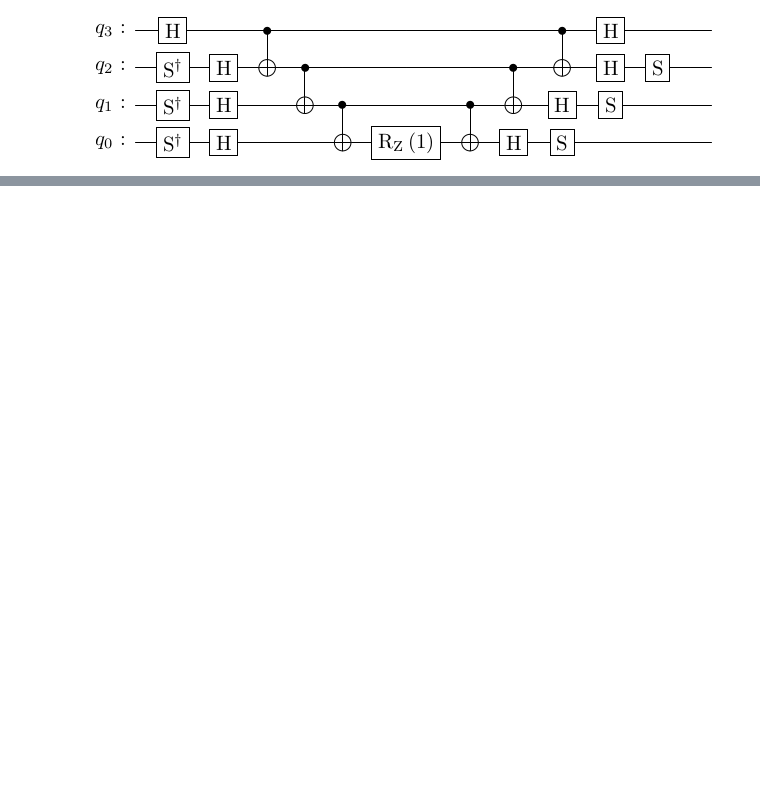
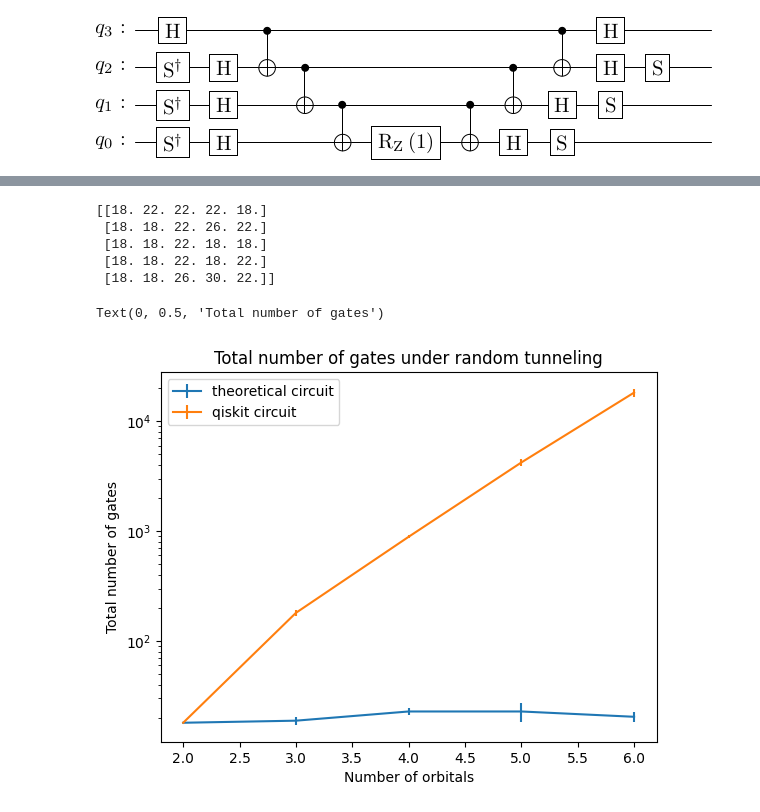
Before and after one commit to TianXue2002/JW-transformation, a Jupyter notebook: jw_transformation.ipynb, the cells around one changed output, grey strips where cells are left out. Saved outputs shown, nothing was run; the diff lists cells and outputs as text; code cells hidden in the pictures; blank space fills up the shorter version.

```diff
--- a/jw_transformation.ipynb
+++ b/jw_transformation.ipynb
@@ -269,0 +170,21 @@ display(qc.draw("latex", reverse_bits=True))
+# %%
+mean_gate = np.mean(total_gate, axis=0)
+mean_gate_H = np.mean(total_gate_H, axis=0)
+sd_gate = np.sqrt(np.var(total_gate, axis=0))
+sdH_gate = np.sqrt(np.var(total_gate_H, axis=0))
+plt.errorbar(N_lst, mean_gate, yerr=sd_gate)
+plt.errorbar(N_lst, mean_gate_H,yerr=sdH_gate)
+plt.yscale("log")
+print(total_gate)
+plt.legend(["theoretical circuit", "qiskit circuit"])
+plt.title("Total number of gates under random tunneling")
+plt.xlabel("Number of orbitals")
+plt.ylabel("Total number of gates")
+# %% [output]
+[[18. 22. 22. 22. 18.]
+ [18. 18. 22. 26. 22.]
+ [18. 18. 22. 18. 18.]
+ [18. 18. 22. 18. 22.]
+ [18. 18. 26. 30. 22.]]
+Text(0, 0.5, 'Total number of gates')
+[figure, added]
```
Also changed, not shown: parts of 11 cells of this notebook, 3 other files.
